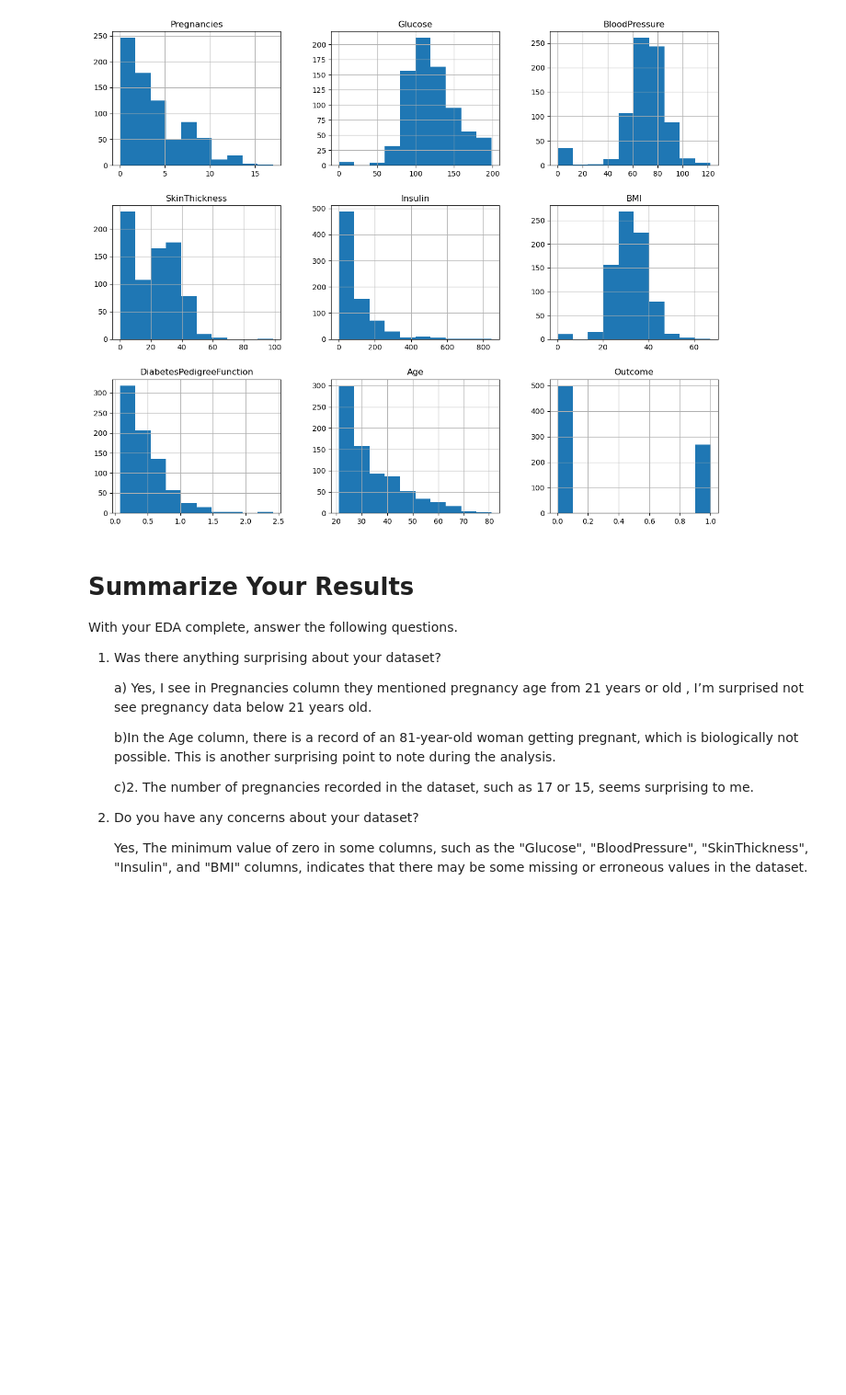
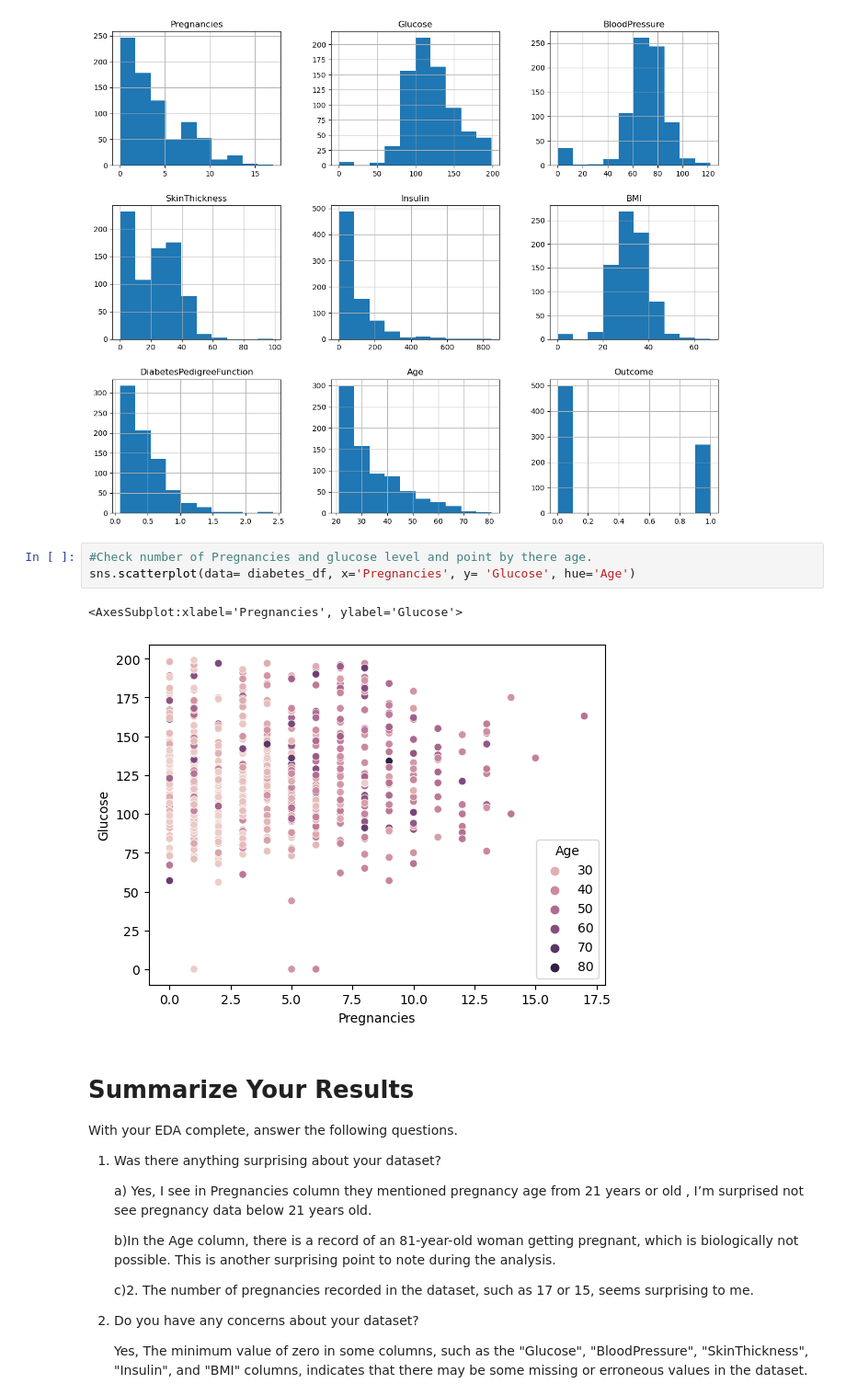
Before and after one commit to subhashinifnu/eda-checkpoint, a Jupyter notebook: checkpoint-two.ipynb, the cells around one changed output. Shown at 92% size. Cells and saved outputs as stored; diff of their text form; blank space fills up the shorter version.

Commit message:
Checkpoint #2 EDA

```diff
--- a/checkpoint-two.ipynb
+++ b/checkpoint-two.ipynb
@@ -230,6 +230,12 @@ array([[<AxesSubplot:title={'center':'Pregnancies'}>,
         <AxesSubplot:title={'center':'Age'}>,
         <AxesSubplot:title={'center':'Outcome'}>]], dtype=object)
 [figure]
+# %%
+#Check number of Pregnancies and glucose level and point by there age.
+sns.scatterplot(data= diabetes_df, x='Pregnancies', y= 'Glucose', hue='Age')
+# %% [output]
+<AxesSubplot:xlabel='Pregnancies', ylabel='Glucose'>
+[figure, added]
 # %% [markdown]
 # Summarize Your Results
 
```
